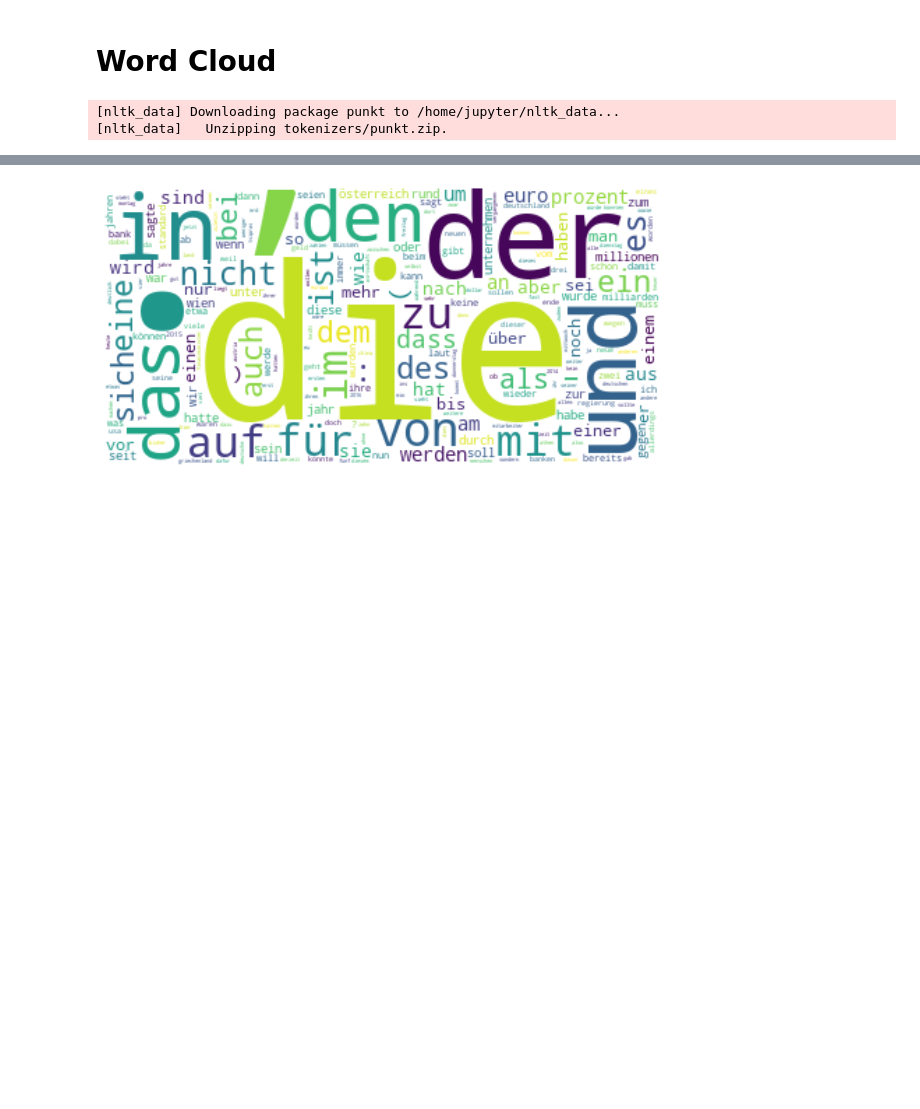
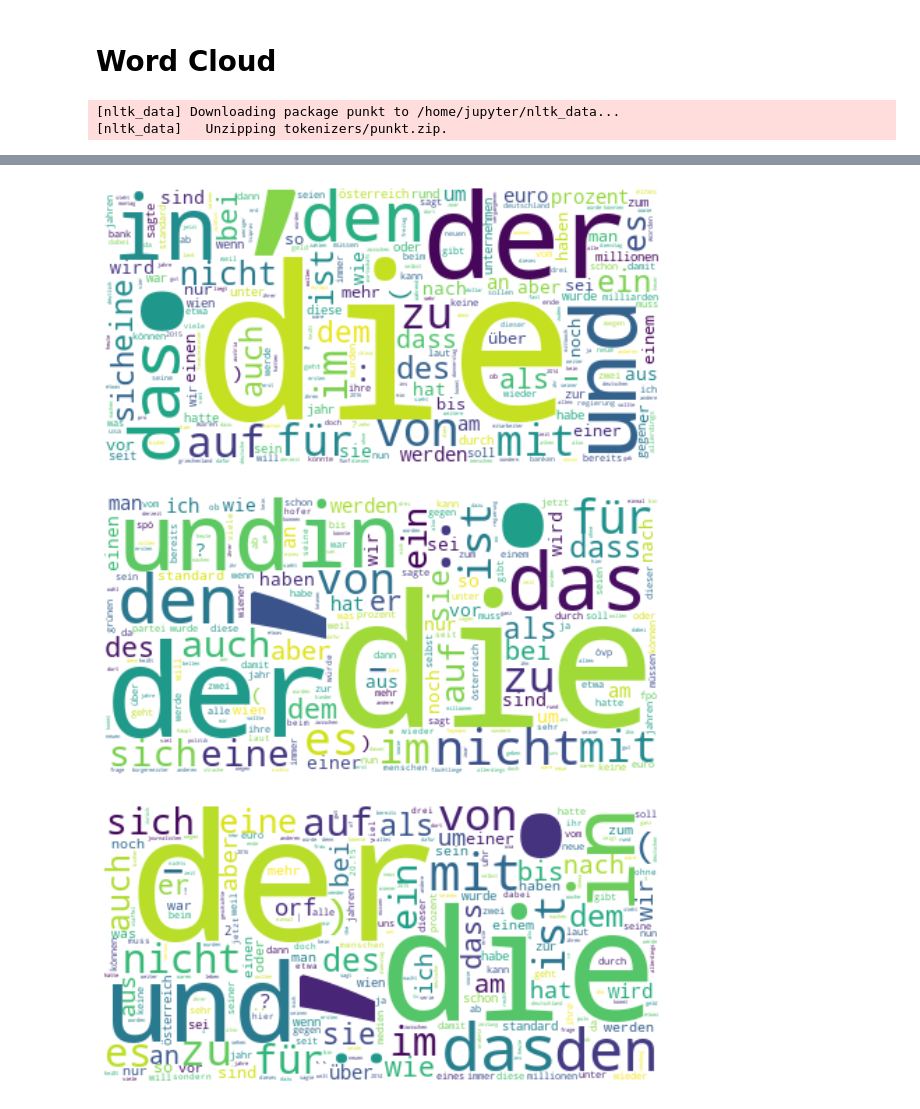
Before and after one commit to raffaelschmid/nlp-topic-classification-german, a Jupyter notebook: notebook/eda/02_analyze_language.ipynb, the cells around one changed output, grey strips where cells are left out. Drawn from its saved outputs; the diff is of its cells as text; code cells hidden in the pictures; blank space fills up the shorter version.

```diff
--- a/notebook/eda/02_analyze_language.ipynb
+++ b/notebook/eda/02_analyze_language.ipynb
@@ -142,17 +122,16 @@ sns.countplot(x="lang", data=data_test_lang)
 # Word Cloud
 # %%
 from reporting.text import create_word_cloud
-import nltk
-
-nltk.download('punkt')
 
 for label in data_train["label"].unique():
     texts = data_train.loc[(data_train["label"] == label)].text_original
     create_word_cloud(texts.map(tokenize).rename('text_normalized'))
 # %% [output]
 [nltk_data] Downloading package punkt to /home/jupyter/nltk_data...
 [nltk_data]   Unzipping tokenizers/punkt.zip.
 [figure]
 [figure]
 [figure]
 [figure]
+[figure, added]
+[figure, added]
```
Also changed, not shown: parts of 2 cells of this notebook, 3 other files.
